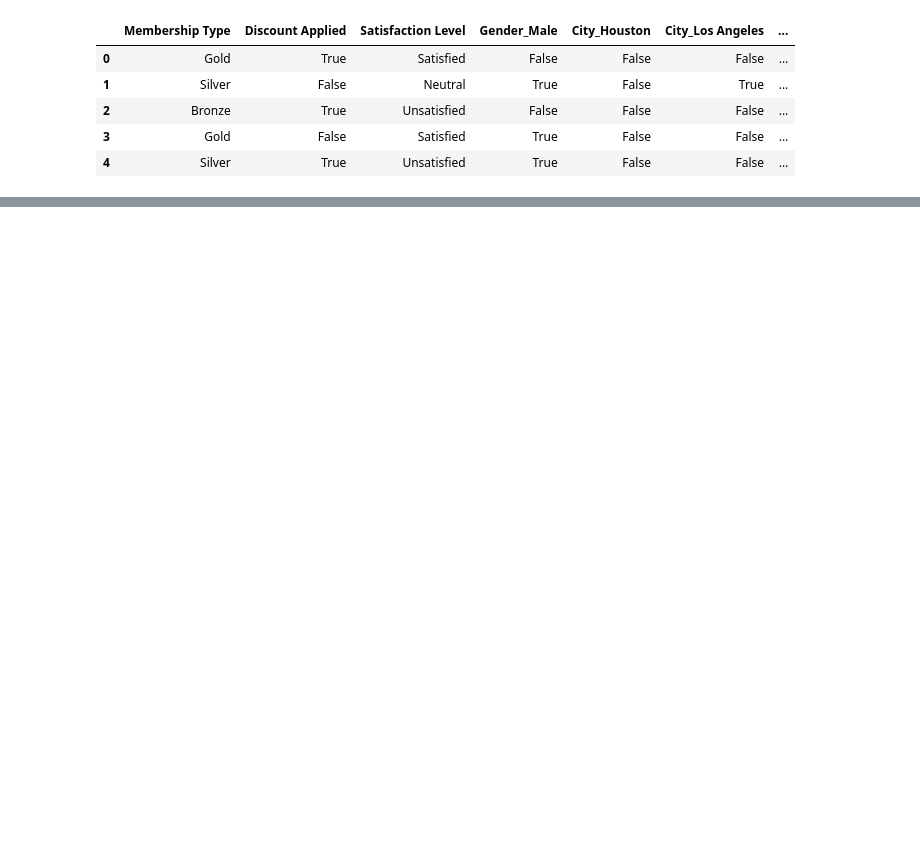
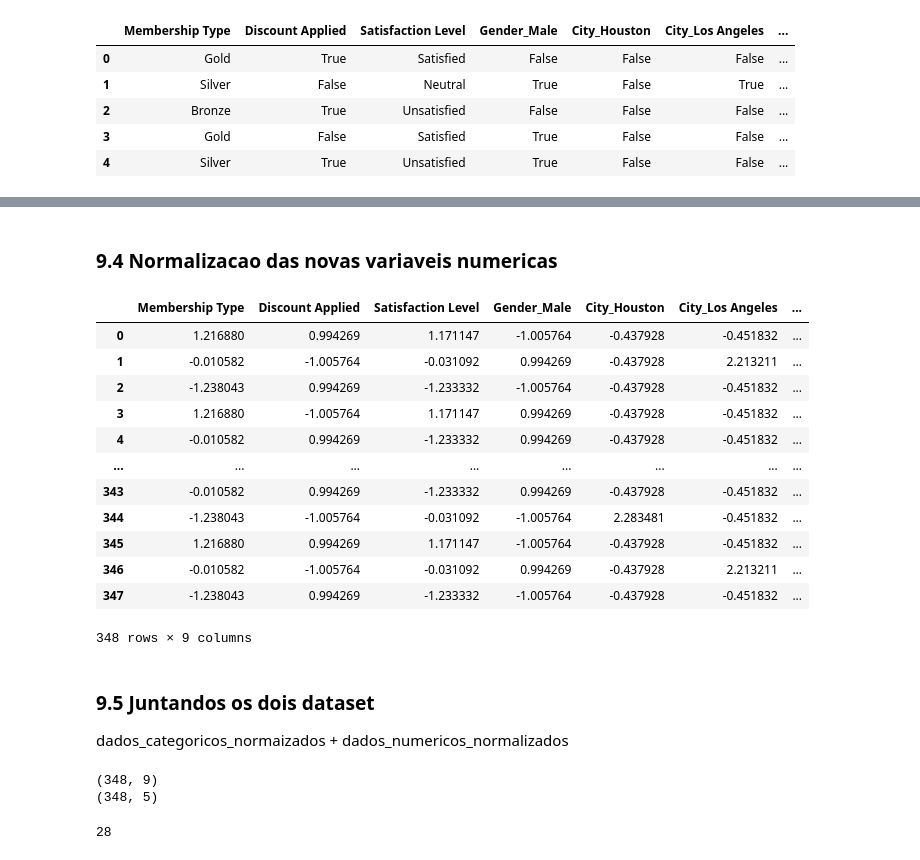
Before and after one commit to HammadN98/Segmentacao_de_Clientes_para_E-commerce, a Jupyter notebook: notebooks/E_commerce_behavior.ipynb, the cells around one changed output, grey strips where cells are left out. Saved outputs shown, nothing was run; the diff lists cells and outputs as text; code cells hidden in the pictures; blank space fills up the shorter version.

```diff
--- a/notebooks/E_commerce_behavior.ipynb
+++ b/notebooks/E_commerce_behavior.ipynb
@@ -421,0 +431,5 @@ dados_categoricos.head()
+# %%
+member_map = {"Bronze": 1, "Silver": 2, "Gold": 3}
+dados_categoricos['Membership Type'] = dados_categoricos['Membership Type'].map(member_map)
+dados_categoricos['Membership Type'].unique()
+#Agora a a variavel categorica Membership Type esta codificada como numberica e apta a ser usada pelo K-means
@@ -421,0 +446,4 @@ dados_categoricos.head()
+# %%
+member_map = {"Unsatisfied": 1, "Neutral": 2, "Satisfied": 3}
+dados_categoricos['Satisfaction Level'] = dados_categoricos['Satisfaction Level'].map(member_map)
+dados_categoricos['Satisfaction Level'].unique()
@@ -421,0 +454,4 @@ dados_categoricos.head()
+# %%
+#Como e boolena: True or false -> 1 or 0
+dados_categoricos['Discount Applied'] = dados_categoricos['Discount Applied'].astype(int)
+dados_categoricos['Discount Applied'].unique()
@@ -421,0 +469,31 @@ dados_categoricos.head()
+# %% [markdown]
+### 9.4 Normalizacao das novas variaveis numericas
+# %%
+novas_colunas = dados_categoricos.columns
+# %%
+dados_categoricos_normalizados = pd.DataFrame(scaler.fit_transform(dados_categoricos), columns=novas_colunas)
+dados_categoricos_normalizados
+# %% [output]
+|  | Membership Type | Discount Applied | Satisfaction Level | Gender_Male | City_Houston | City_Los Angeles | ... |
+| 0 | 1.216880 | 0.994269 | 1.171147 | -1.005764 | -0.437928 | -0.451832 | ... |
+| 1 | -0.010582 | -1.005764 | -0.031092 | 0.994269 | -0.437928 | 2.213211 | ... |
+| 2 | -1.238043 | 0.994269 | -1.233332 | -1.005764 | -0.437928 | -0.451832 | ... |
+| 3 | 1.216880 | -1.005764 | 1.171147 | 0.994269 | -0.437928 | -0.451832 | ... |
+| 4 | -0.010582 | 0.994269 | -1.233332 | 0.994269 | -0.437928 | -0.451832 | ... |
+| ... | ... | ... | ... | ... | ... | ... | ... |
+| 343 | -0.010582 | 0.994269 | -1.233332 | 0.994269 | -0.437928 | -0.451832 | ... |
+| 344 | -1.238043 | -1.005764 | -0.031092 | -1.005764 | 2.283481 | -0.451832 | ... |
+| 345 | 1.216880 | 0.994269 | 1.171147 | -1.005764 | -0.437928 | -0.451832 | ... |
+| 346 | -0.010582 | -1.005764 | -0.031092 | 0.994269 | -0.437928 | 2.213211 | ... |
+| 347 | -1.238043 | 0.994269 | -1.233332 | -1.005764 | -0.437928 | -0.451832 | ... |
+348 rows × 9 columns
+# %% [markdown]
+### 9.5 Juntandos os dois dataset
+
+dados_categoricos_normaizados + dados_numericos_normalizados
+# %%
+print(dados_categoricos_normalizados.shape)
+print(dados_numericos_normalizados.shape)
+# %% [output]
+(348, 9)
+(348, 5)
@@ -421,0 +506,5 @@ dados_categoricos.head()
+# %%
+# Verifica a quantidade de valores NaN em cada coluna
+print(dados_normalizados.isna().sum().sum())
+# %% [output]
+28
```
Also changed, not shown: parts of 17 cells of this notebook.
